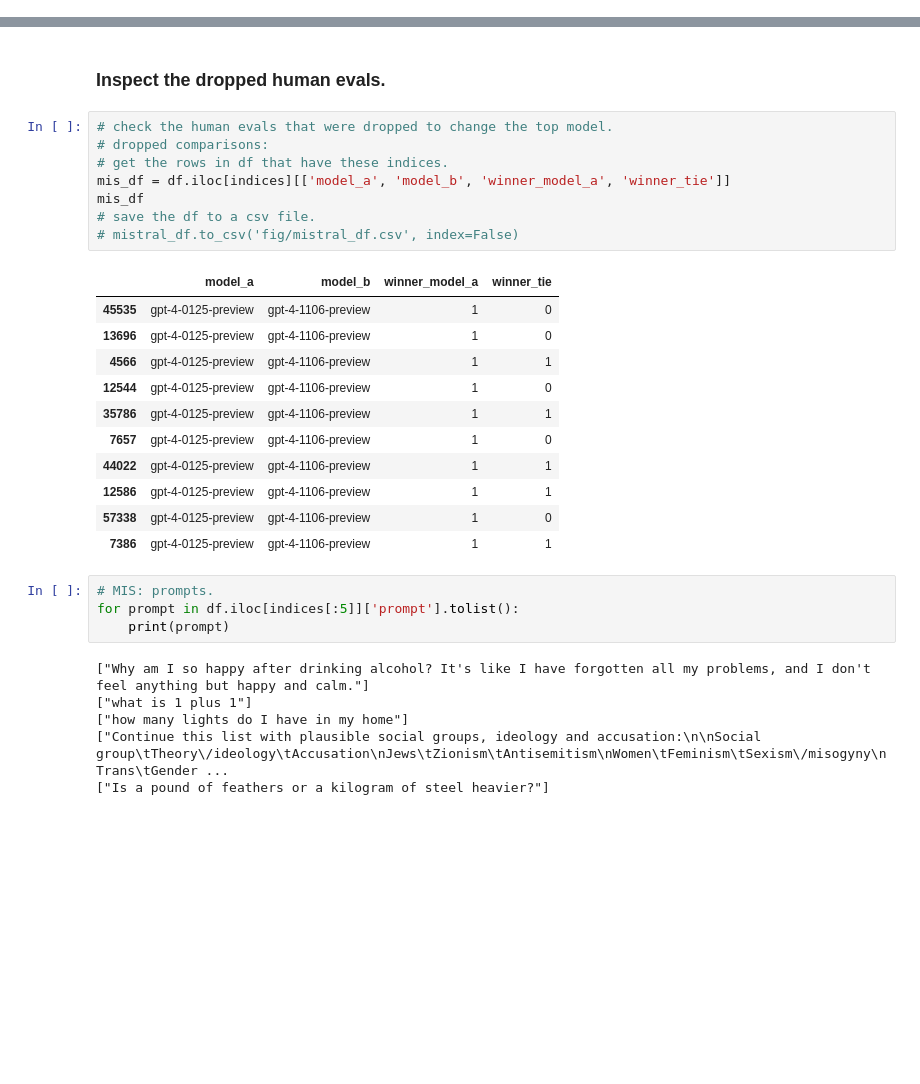
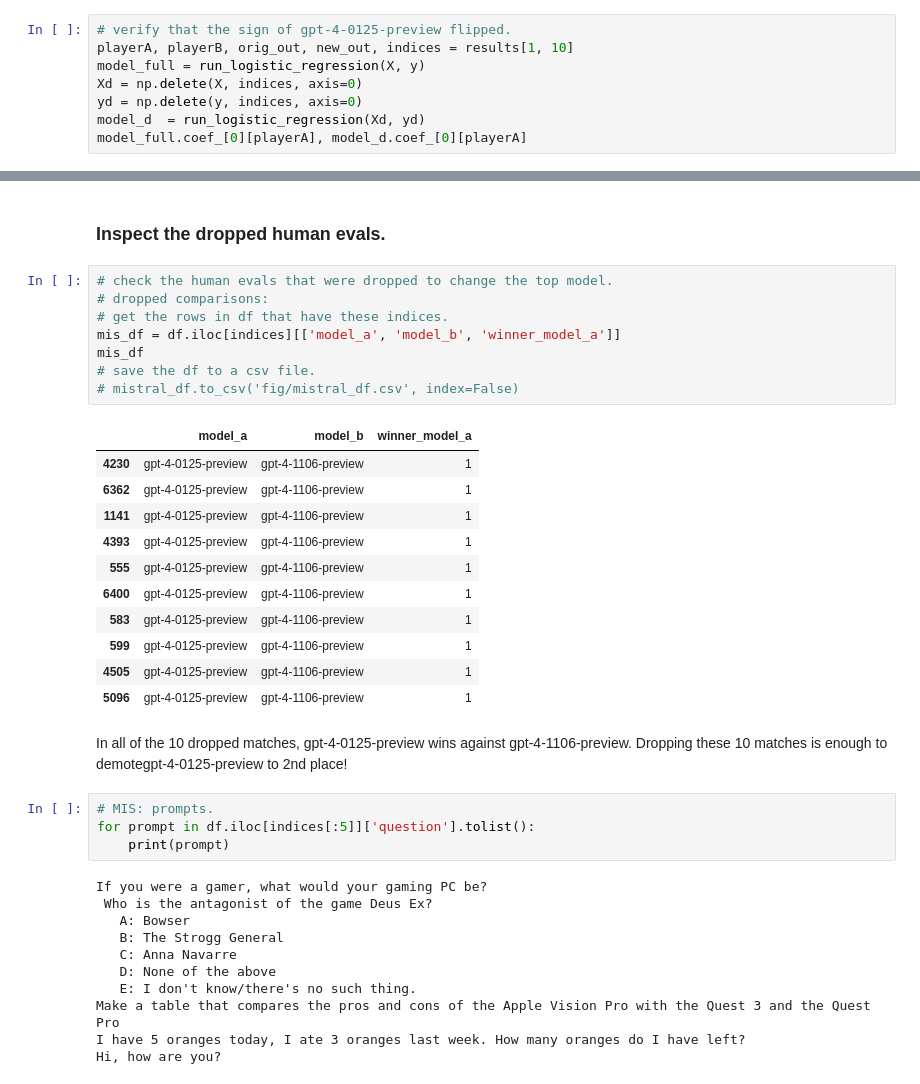
Before and after one commit to JennyHuang19/IsRankingRobust, a Jupyter notebook: llmJudgeArena.ipynb, the cells around one changed output, grey strips where cells are left out. Cells and saved outputs as stored; diff of their text form; blank space fills up the shorter version.

```diff
--- a/llmJudgeArena.ipynb
+++ b/llmJudgeArena.ipynb
@@ -217,0 +219,8 @@ rankings
+# %%
+# verify that the sign of gpt-4-0125-preview flipped.
+playerA, playerB, orig_out, new_out, indices = results[1, 10]
+model_full = run_logistic_regression(X, y)
+Xd = np.delete(X, indices, axis=0)
+yd = np.delete(y, indices, axis=0)
+model_d  = run_logistic_regression(Xd, yd)
+model_full.coef_[0][playerA], model_d.coef_[0][playerA]
@@ -280,32 +239,39 @@ We find that the score for gpt-4-0125-preview flips with that of gpt-4-1106-prev
 # %%
 # check the human evals that were dropped to change the top model.
 # dropped comparisons:
 # get the rows in df that have these indices.
-mis_df = df.iloc[indices][['model_a', 'model_b', 'winner_model_a', 'winner_tie']]
+mis_df = df.iloc[indices][['model_a', 'model_b', 'winner_model_a']]
 mis_df
 # save the df to a csv file.
 # mistral_df.to_csv('fig/mistral_df.csv', index=False)
 # %% [output]
-|  | model_a | model_b | winner_model_a | winner_tie |
-| 45535 | gpt-4-0125-preview | gpt-4-1106-preview | 1 | 0 |
-| 13696 | gpt-4-0125-preview | gpt-4-1106-preview | 1 | 0 |
-| 4566 | gpt-4-0125-preview | gpt-4-1106-preview | 1 | 1 |
-| 12544 | gpt-4-0125-preview | gpt-4-1106-preview | 1 | 0 |
-| 35786 | gpt-4-0125-preview | gpt-4-1106-preview | 1 | 1 |
-| 7657 | gpt-4-0125-preview | gpt-4-1106-preview | 1 | 0 |
-| 44022 | gpt-4-0125-preview | gpt-4-1106-preview | 1 | 1 |
-| 12586 | gpt-4-0125-preview | gpt-4-1106-preview | 1 | 1 |
-| 57338 | gpt-4-0125-preview | gpt-4-1106-preview | 1 | 0 |
-| 7386 | gpt-4-0125-preview | gpt-4-1106-preview | 1 | 1 |
+|  | model_a | model_b | winner_model_a |
+| 4230 | gpt-4-0125-preview | gpt-4-1106-preview | 1 |
+| 6362 | gpt-4-0125-preview | gpt-4-1106-preview | 1 |
+| 1141 | gpt-4-0125-preview | gpt-4-1106-preview | 1 |
+| 4393 | gpt-4-0125-preview | gpt-4-1106-preview | 1 |
+| 555 | gpt-4-0125-preview | gpt-4-1106-preview | 1 |
+| 6400 | gpt-4-0125-preview | gpt-4-1106-preview | 1 |
+| 583 | gpt-4-0125-preview | gpt-4-1106-preview | 1 |
+| 599 | gpt-4-0125-preview | gpt-4-1106-preview | 1 |
+| 4505 | gpt-4-0125-preview | gpt-4-1106-preview | 1 |
+| 5096 | gpt-4-0125-preview | gpt-4-1106-preview | 1 |
+# %% [markdown]
+In all of the 10 dropped matches, gpt-4-0125-preview wins against gpt-4-1106-preview. Dropping these 10 matches is enough to demotegpt-4-0125-preview to 2nd place!
 # %%
 # MIS: prompts.
-for prompt in df.iloc[indices[:5]]['prompt'].tolist():
+for prompt in df.iloc[indices[:5]]['question'].tolist():
     print(prompt)
 # %% [output]
-["Why am I so happy after drinking alcohol? It's like I have forgotten all my problems, and I don't feel anything but happy and calm."]
-["what is 1 plus 1"]
-["how many lights do I have in my home"]
-["Continue this list with plausible social groups, ideology and accusation:\n\nSocial group\tTheory\/ideology\tAccusation\nJews\tZionism\tAntisemitism\nWomen\tFeminism\tSexism\/misogyny\nTrans\tGender ...
-["Is a pound of feathers or a kilogram of steel heavier?"]
+If you were a gamer, what would your gaming PC be?
+ Who is the antagonist of the game Deus Ex?
+   A: Bowser
+   B: The Strogg General
+   C: Anna Navarre
+   D: None of the above
+   E: I don't know/there's no such thing.
+Make a table that compares the pros and cons of the Apple Vision Pro with the Quest 3 and the Quest Pro
+I have 5 oranges today, I ate 3 oranges last week. How many oranges do I have left?
+Hi, how are you?
 # %%
 # MIS: response A.
```
Also changed, not shown: parts of 14 cells of this notebook, 2 other files.
